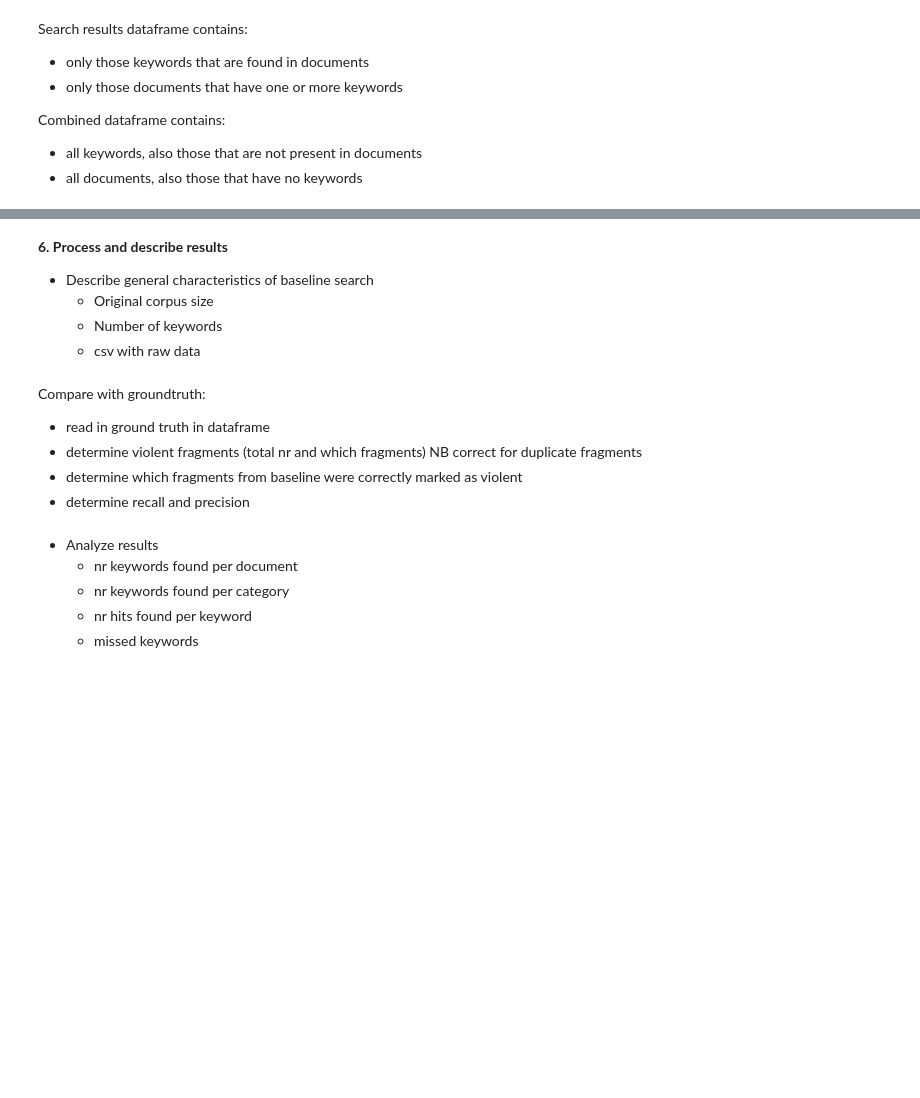
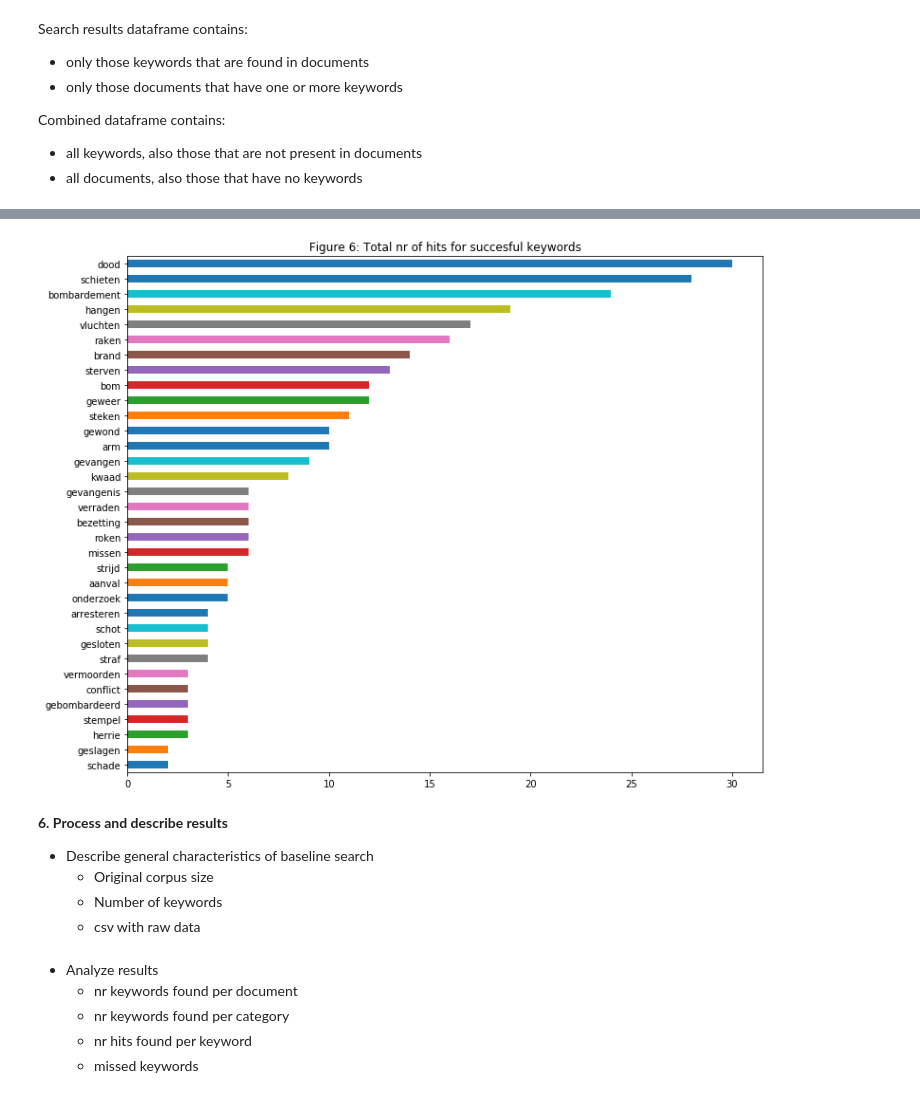
Before and after one commit to ADAH-EviDENce/baseline_search, a Jupyter notebook: notebooks/EviDENce_baseline_search_engine.ipynb, the cells around one changed output, grey strips where cells are left out. Drawn from its saved outputs; the diff is of its cells as text; code cells hidden in the pictures; blank space fills up the shorter version.

```diff
--- a/notebooks/EviDENce_baseline_search_engine.ipynb
+++ b/notebooks/EviDENce_baseline_search_engine.ipynb
@@ -140,3 +110,7 @@ results_df.set_index([titles_list], inplace=True)
+# %%
+indexdir = os.path.join(os.sep,search_dir,"indexdir")
+
+results_df = search_corpus(indexdir,nl_mention_query)
 # %% [markdown]
 Search results dataframe contains:
 * only those keywords that are found in documents
@@ -162,0 +163,13 @@ merged_df = merged_df.drop(columns = surplus)
+# %%
+merged_df['hits']=merged_df.sum(axis=1)
+
+base_vio_df = merged_df[merged_df['hits'] > 0]
+
+# Add columns with clean titles to enable comparison
+titles = base_vio_df.index.values.tolist()
+new_titles = [title.split('_lemma')[0] for title in titles]
+se = pd.Series(new_titles)
+base_vio_df['clean title'] = se.values
+
+# Select correctly annotated violent fragments
+base_vio_df['correct']= base_vio_df['clean title'].isin(gt_vio_df['clean title'])
@@ -162,0 +191,10 @@ merged_df = merged_df.drop(columns = surplus)
+# %%
+compare_report = os.path.join(report, "base_vs_gt.csv")
+
+base_vio_df.to_csv(compare_report)
+
+
+# Which keywords were succesful?
+correct_df = base_vio_df[base_vio_df['correct'] == True]
+clean_correct_df = correct_df.loc[:, (correct_df != 0).any(axis=0)]
+clean_correct_df.columns
@@ -163,3 +212,15 @@ merged_df = merged_df.drop(columns = surplus)
+# %%
+# Create Series for keywords
+succesful_keywords = pd.Series(clean_correct_df.sum().iloc[:-1])
+
+sum_keywords = sum_keywords.sort_values(ascending=True)
+p6 = sum_keywords.iloc[-35:-1].plot(kind='barh', figsize = (12,10))
+
+p6.set_title('Figure 6: Total nr of hits for succesful keywords')
+
+p6.get_figure().savefig(os.path.join(report,"Succesful_keywords.png"))
+# %% [output]
+[figure, added]
 # %% [markdown]
 **6. Process and describe results**
 
@@ -191,9 +252,3 @@ with open(report_summary, 'w') as file_handler:
 # Store raw data
 report_raw_data = os.path.join(report,"Baseline_results.csv")
 merged_df.to_csv(report_raw_data)
-# %% [markdown]
-Compare with groundtruth:
-* read in ground truth in dataframe
-* determine violent fragments (total nr and which fragments) NB correct for duplicate fragments
-* determine which fragments from baseline were correctly marked as violent
-* determine recall and precision
```
Also changed, not shown: parts of 19 cells of this notebook, 1 other file.
